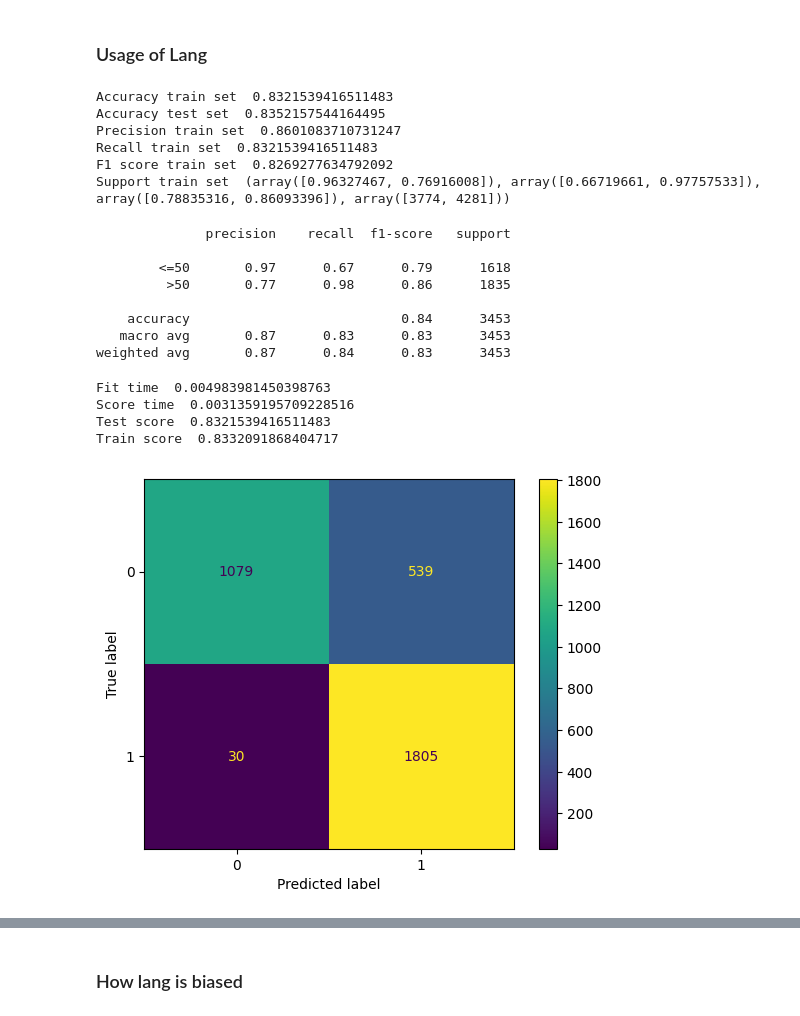
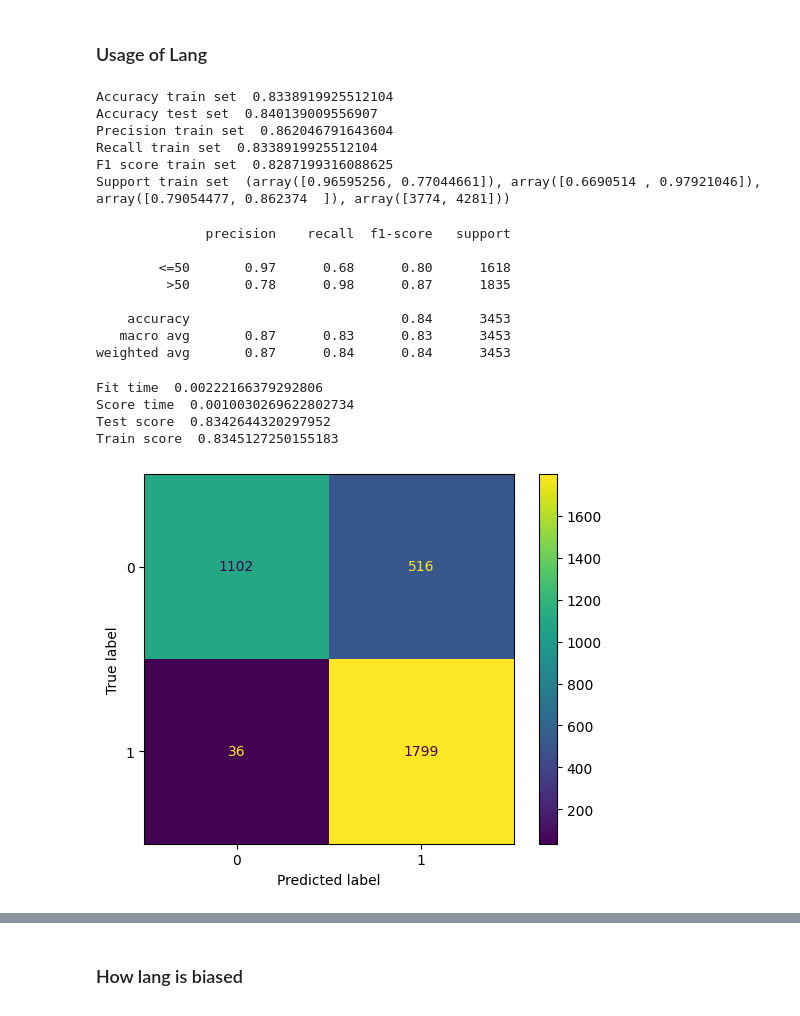
Before and after one commit to Andrew-Wyn/Data_Mining_22_23, a Jupyter notebook: bayes_classification.ipynb, the cells around one changed output, grey strips where cells are left out. Saved outputs shown, nothing was run; the diff lists cells and outputs as text; code cells hidden in the pictures.

Commit message:
added standard scaler to NB classifier

```diff
--- a/bayes_classification.ipynb
+++ b/bayes_classification.ipynb
@@ -78,57 +79,64 @@ train_label.head()
 Name: bot, dtype: int64
 # %% [markdown]
 ### Usage of Lang
+# %%
+# To use GaussianNB we have to have gaussian distributed data, so apply standard scaler
+
+scaler = StandardScaler()
+
+train_X = scaler.fit_transform(train_set.values)
+test_X = scaler.transform(test_set.values)
 # %%
 #import, define and fit the model
 from sklearn.naive_bayes import GaussianNB
 
 gnb = GaussianNB()
-gnb.fit(train_set, train_label)
+gnb.fit(train_X, train_label)
 
 #predict on the test set
-train_pred_gnb = gnb.predict(train_set)
-test_pred_gnb = gnb.predict(test_set)
+train_pred_gnb = gnb.predict(train_X)
+test_pred_gnb = gnb.predict(test_X)
 # %%
 print_metrics(train_label, train_pred_gnb, test_label, test_pred_gnb)
 # %% [output]
-Accuracy train set  0.8321539416511483
-Accuracy test set  0.8352157544164495
-Precision train set  0.8601083710731247
-Recall train set  0.8321539416511483
-F1 score train set  0.8269277634792092
-Support train set  (array([0.96327467, 0.76916008]), array([0.66719661, 0.97757533]), array([0.78835316, 0.86093396]), array([3774, 4281]))
+Accuracy train set  0.8338919925512104
+Accuracy test set  0.840139009556907
+Precision train set  0.862046791643604
+Recall train set  0.8338919925512104
+F1 score train set  0.8287199316088625
+Support train set  (array([0.96595256, 0.77044661]), array([0.6690514 , 0.97921046]), array([0.79054477, 0.862374  ]), array([3774, 4281]))
 # %%
 #compute the performance of the model
 report_scores(test_label,test_pred_gnb)
 # %% [output]
               precision    recall  f1-score   support
 
-        <=50       0.97      0.67      0.79      1618
-         >50       0.77      0.98      0.86      1835
+        <=50       0.97      0.68      0.80      1618
+         >50       0.78      0.98      0.87      1835
 
     accuracy                           0.84      3453
    macro avg       0.87      0.83      0.83      3453
-weighted avg       0.87      0.84      0.83      3453
+weighted avg       0.87      0.84      0.84      3453
 # %%
 # cross validation
-scores = cross_validate(gnb, train_set, train_label, cv=3, return_train_score= True)
+scores = cross_validate(gnb, train_X, train_label, cv=3, return_train_score= True)
 print('Fit time ', statistics.mean(scores['fit_time']))
 print('Score time ', statistics.mean(scores['score_time']))
 print('Test score ', statistics.mean(scores['test_score']))
 print('Train score ', statistics.mean(scores['train_score']))
 # %% [output]
-Fit time  0.004983981450398763
-Score time  0.0031359195709228516
-Test score  0.8321539416511483
-Train score  0.8332091868404717
+Fit time  0.00222166379292806
+Score time  0.0010030269622802734
+Test score  0.8342644320297952
+Train score  0.8345127250155183
 # %%
 #it is possible to plot the confusion matrix
 #compute confusion matrix
 cm = confusion_matrix(test_label, test_pred_gnb)
-plot_confusion_matrix(gnb, test_set, test_label)
+plot_confusion_matrix(gnb, test_X, test_label)
 plt.show()
 # %% [output]
-[figure, old version]
+[figure, new version]
 # %%
 pca = PCA(n_components=2)
 test_set_reduced = pca.fit_transform(test_set.values)
```
Also changed, not shown: parts of 20 cells of this notebook.
